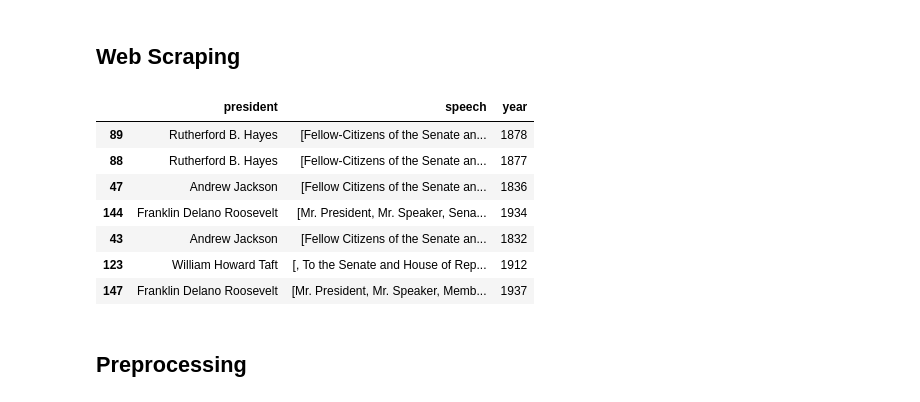
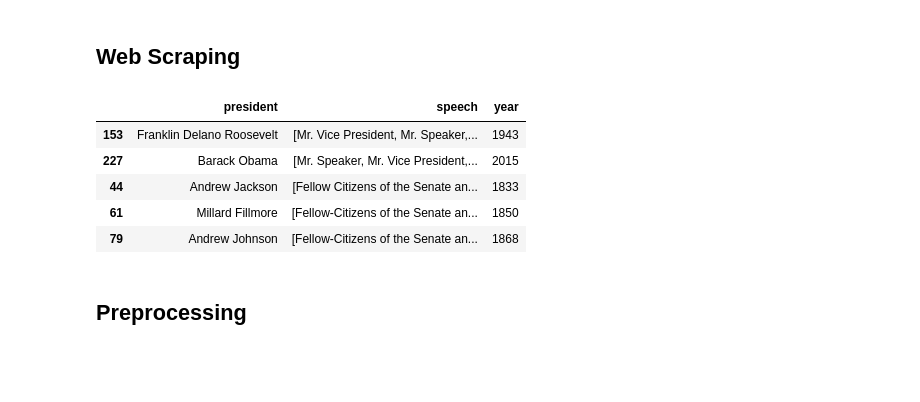
Before and after one commit to jessecambon/Data-Science-Sandbox, a Jupyter notebook: source/state_of_union_v2.ipynb, the cells around one changed output. Drawn from its saved outputs; the diff is of its cells as text; code cells hidden in the pictures; blank space fills up the shorter version.

```diff
--- a/source/state_of_union_v2.ipynb
+++ b/source/state_of_union_v2.ipynb
@@ -71,16 +71,14 @@ speeches_pd = pd.DataFrame({
                 'speech' : speeches,
                 'year' : [int(re.findall('\d+',item)[1]) for item in sou_entries ]} )
 # %%
-speeches_pd.sample(n=7)
+speeches_pd.sample(n=5)
 # %% [output]
 |  | president | speech | year |
-| 89 | Rutherford B. Hayes | [Fellow-Citizens of the Senate an... | 1878 |
-| 88 | Rutherford B. Hayes | [Fellow-Citizens of the Senate an... | 1877 |
-| 47 | Andrew Jackson | [Fellow Citizens of the Senate an... | 1836 |
-| 144 | Franklin Delano Roosevelt | [Mr. President, Mr. Speaker, Sena... | 1934 |
-| 43 | Andrew Jackson | [Fellow Citizens of the Senate an... | 1832 |
-| 123 | William Howard Taft | [, To the Senate and House of Rep... | 1912 |
-| 147 | Franklin Delano Roosevelt | [Mr. President, Mr. Speaker, Memb... | 1937 |
+| 153 | Franklin Delano Roosevelt | [Mr. Vice President, Mr. Speaker,... | 1943 |
+| 227 | Barack Obama | [Mr. Speaker, Mr. Vice President,... | 2015 |
+| 44 | Andrew Jackson | [Fellow Citizens of the Senate an... | 1833 |
+| 61 | Millard Fillmore | [Fellow-Citizens of the Senate an... | 1850 |
+| 79 | Andrew Johnson | [Fellow-Citizens of the Senate an... | 1868 |
 # %% [markdown]
 ## Preprocessing
 # %% [markdown]
```
Also changed, not shown: parts of 29 cells of this notebook.
